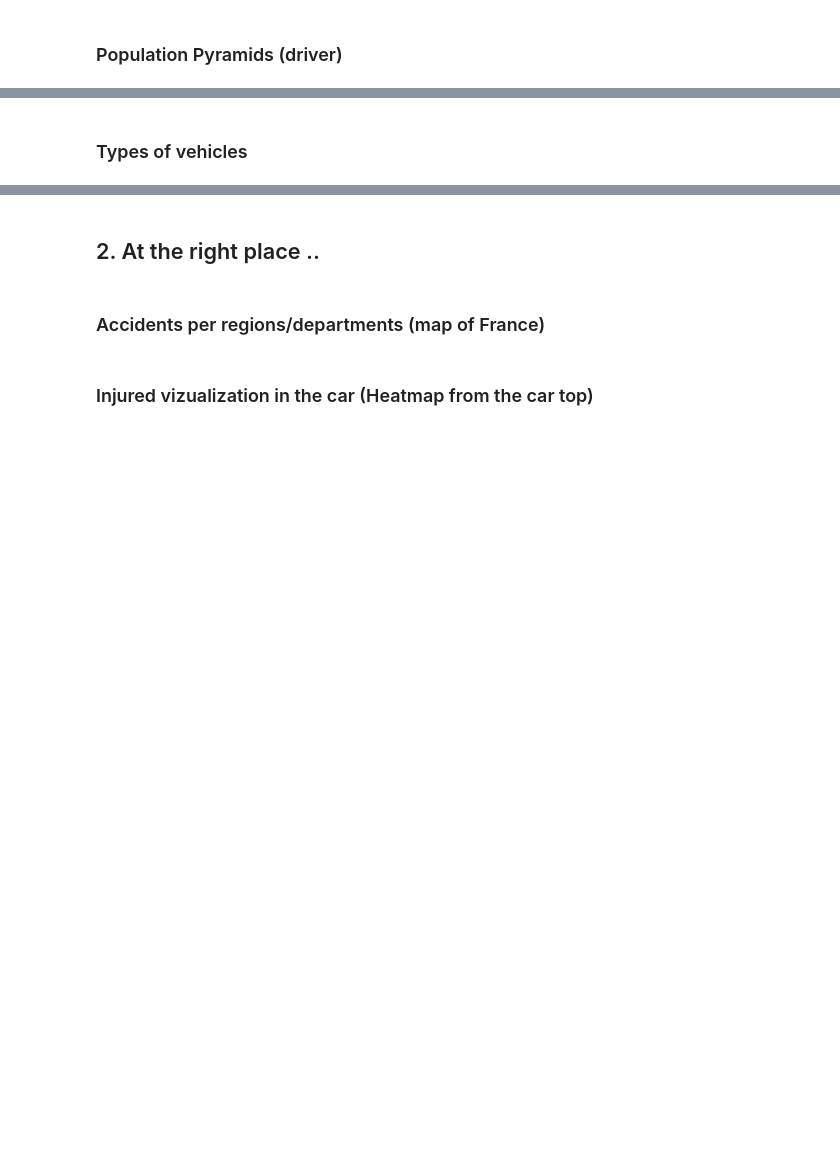
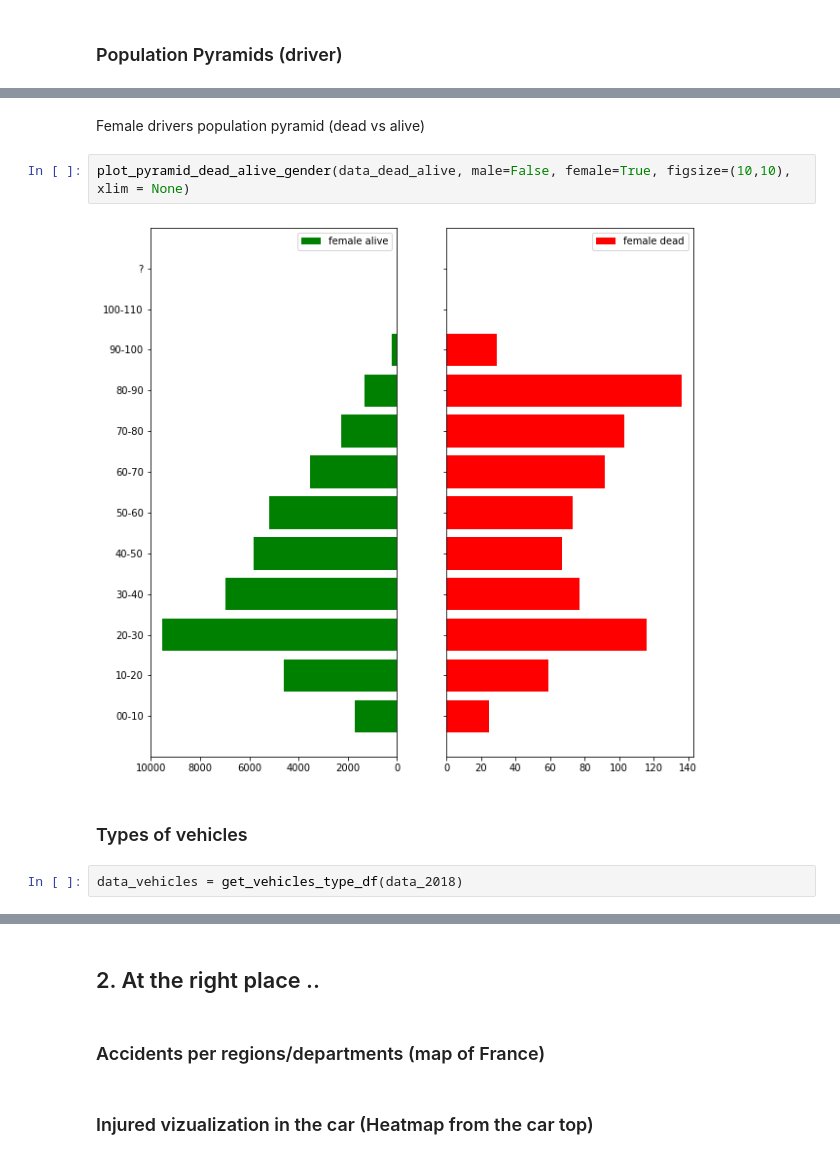
Before and after one commit to sinitame/epfl-ada-project, a Jupyter notebook: notebooks/milestone-2.ipynb, the cells around one changed output, grey strips where cells are left out. Drawn from its saved outputs; the diff is of its cells as text; blank space fills up the shorter version.

```diff
--- a/notebooks/milestone-2.ipynb
+++ b/notebooks/milestone-2.ipynb
@@ -19,2 +38,10 @@ The goal of the introduction is to present key figures of the dataset.
+# %% [markdown]
+Female drivers population pyramid (dead vs alive)
+# %%
+plot_pyramid_dead_alive_gender(data_dead_alive, male=False, female=True, figsize=(10,10), xlim = None)
+# %% [output]
+[figure, added]
 # %% [markdown]
 ### Types of vehicles
+# %%
+data_vehicles = get_vehicles_type_df(data_2018)
```
Also changed, not shown: parts of 7 cells of this notebook, 2 other files.
